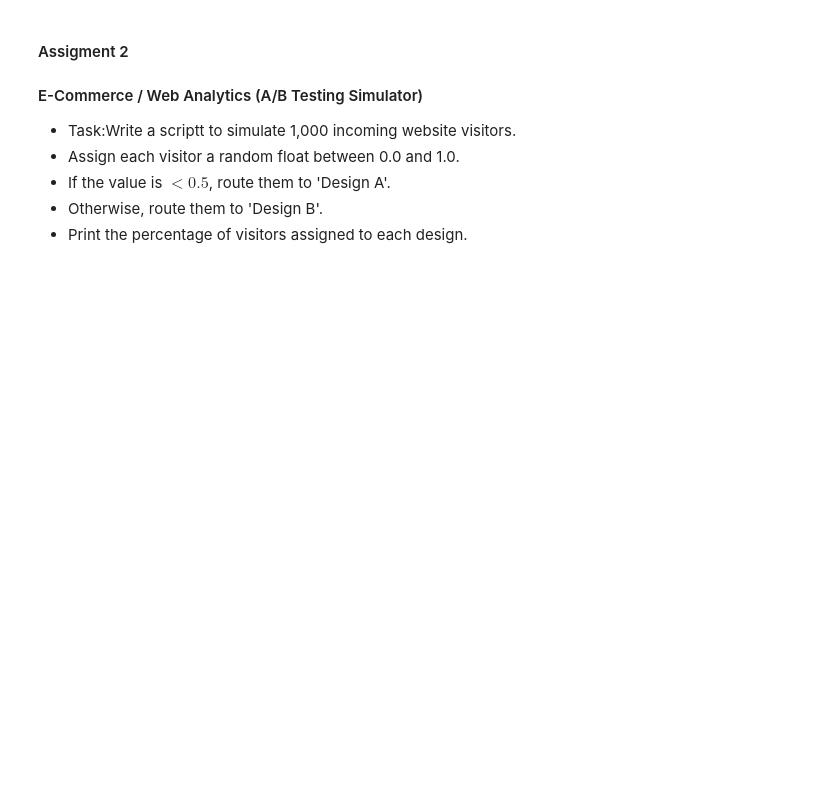
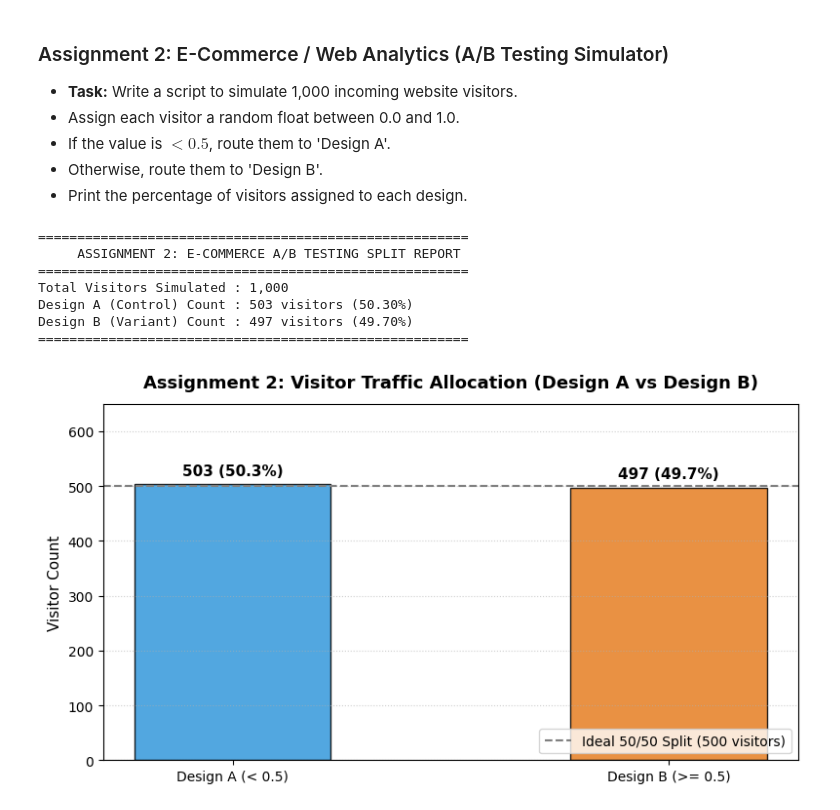
Before and after one commit to Abiads/CDAC-Data-Analytics, a Jupyter notebook: Day6/Assignment.ipynb, the cells around one changed output. Cells and saved outputs as stored; diff of their text form; code cells hidden in the pictures; blank space fills up the shorter version.

```diff
--- a/Day6/Assignment.ipynb
+++ b/Day6/Assignment.ipynb
@@ -7,8 +70,60 @@ A temperature sensor sends continuous readings between $20.0^\circ\text{C}$ and
 # %% [markdown]
-#### Assigment 2
-#### E-Commerce / Web Analytics (A/B Testing Simulator)
-- Task:Write a scriptt to simulate 1,000 incoming website visitors.
+### Assignment 2: E-Commerce / Web Analytics (A/B Testing Simulator)
+- **Task:** Write a script to simulate 1,000 incoming website visitors.
 - Assign each visitor a random float between 0.0 and 1.0.
 - If the value is $< 0.5$, route them to 'Design A'.
 - Otherwise, route them to 'Design B'.
 - Print the percentage of visitors assigned to each design.
+# %%
+# Set random seed for reproducibility
+np.random.seed(42)
+
+num_visitors = 1000
+
+# 1. Assign each visitor a random float between 0.0 and 1.0
+random_values = np.random.uniform(low=0.0, high=1.0, size=num_visitors)
+
+# 2. Route visitors: < 0.5 -> Design A, otherwise -> Design B
+assignments = np.where(random_values < 0.5, 'Design A', 'Design B')
+
+# 3. Compute count and percentages
+count_a = np.sum(assignments == 'Design A')
+count_b = np.sum(assignments == 'Design B')
+pct_a = (count_a / num_visitors) * 100
+pct_b = (count_b / num_visitors) * 100
+
+print("=" * 55)
+print("     ASSIGNMENT 2: E-COMMERCE A/B TESTING SPLIT REPORT   ")
+print("=" * 55)
+print(f"Total Visitors Simulated : {num_visitors:,}")
+print(f"Design A (Control) Count : {count_a} visitors ({pct_a:.2f}%)")
+print(f"Design B (Variant) Count : {count_b} visitors ({pct_b:.2f}%)")
+print("=" * 55)
+
+# Graphical Visualization: Bar Chart with Percentages
+plt.figure(figsize=(8, 4.5), dpi=100)
+bars = plt.bar(['Design A (< 0.5)', 'Design B (>= 0.5)'], [count_a, count_b],
+               color=['#3498db', '#e67e22'], width=0.45, edgecolor='black', alpha=0.85)
+plt.axhline(500, color='gray', linestyle='--', linewidth=1.5, label='Ideal 50/50 Split (500 visitors)')
+
+for bar, pct in zip(bars, [pct_a, pct_b]):
+    yval = bar.get_height()
+    plt.text(bar.get_x() + bar.get_width()/2.0, yval + 12,
+             f"{int(yval)} ({pct:.1f}%)", ha='center', va='bottom', fontweight='bold', fontsize=11)
+
+plt.ylim(0, 650)
+plt.title('Assignment 2: Visitor Traffic Allocation (Design A vs Design B)', fontsize=13, fontweight='bold', pad=12)
+plt.ylabel('Visitor Count', fontsize=11)
+plt.legend(frameon=True, loc='lower right')
+plt.grid(axis='y', linestyle=':', alpha=0.6)
+plt.tight_layout()
+plt.show()
+# %% [output]
+=======================================================
+     ASSIGNMENT 2: E-COMMERCE A/B TESTING SPLIT REPORT
+=======================================================
+Total Visitors Simulated : 1,000
+Design A (Control) Count : 503 visitors (50.30%)
+Design B (Variant) Count : 497 visitors (49.70%)
+=======================================================
+[figure, added]
```
Also changed, not shown: parts of 14 cells of this notebook, 2 other files.
